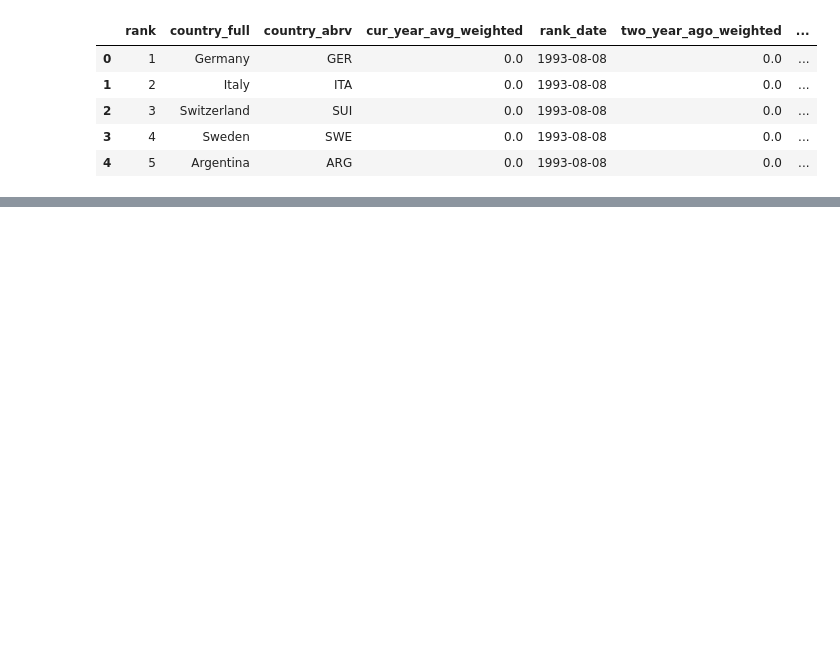
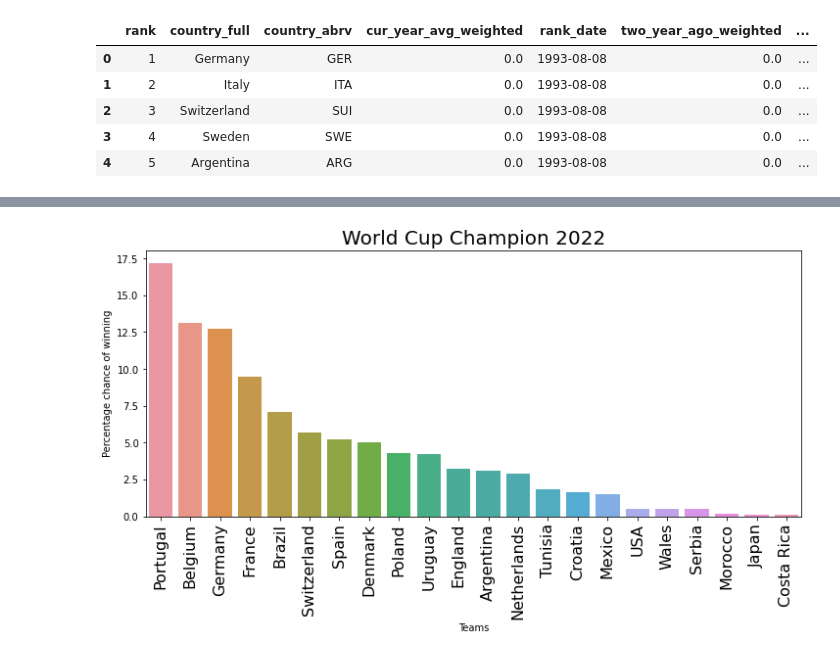
Before and after one commit to foxon01/world_cup_predictions, a Jupyter notebook: world_cup_prediction.ipynb, the cells around one changed output, grey strips where cells are left out. Drawn from its saved outputs; the diff is of its cells as text; code cells hidden in the pictures; blank space fills up the shorter version.

```diff
--- a/world_cup_prediction.ipynb
+++ b/world_cup_prediction.ipynb
@@ -114,0 +148,12 @@ result_all.head()
+# %%
+rf = RandomForestClassifier(n_estimators=300)
+rf = rf.fit(train_X, train_y)
+
+lr = LogisticRegression(C=1e-5)
+lr = lr.fit(train_X, train_y)
+# %%
+world_cup_rankings = world_cup22[['Team', 'Group']]
+world_cup_rankings = world_cup_rankings.merge(ranking_sub[ranking_sub['year']==2018],left_on='Team', right_on='country_full')
+world_cup_rankings.drop('country_full', axis=1, inplace=True)
+world_cup_rankings = world_cup_rankings.set_index('Team')
+world_cup_rankings.head()
@@ -114,0 +223,10 @@ result_all.head()
+# %%
+num_simulations = 1000
+pairing = [0, 3, 4, 7, 1, 2, 5, 6, 8, 11, 12, 15, 9, 10, 13, 14]
+finals = ['round_of_16', 'quarterfinal', 'semifinal', 'final']
+# %%
+if __name__ == '__main__':
+    champions = []
+    for sim in range(num_simulations):
+        print('######## Simulation {} ########'.format(sim+1))
+        champions.append(main())
@@ -114,0 +251,10 @@ result_all.head()
+# %%
+sorted_champ = Counter(champions).most_common()
+
+fig, ax = plt.subplots(figsize=[12, 5])
+plt.xticks(rotation=90, size=16)
+ax.set_title('World Cup Champion 2022', size=20)
+ax.set(xlabel='Teams', ylabel='Percentage chance of winning')
+sns.barplot(x=[t[0] for t in sorted_champ], y=[t[1]/10 for t in sorted_champ], ax=ax);
+# %% [output]
+[figure, added]
```
Also changed, not shown: parts of 17 cells of this notebook, 1 other file.
